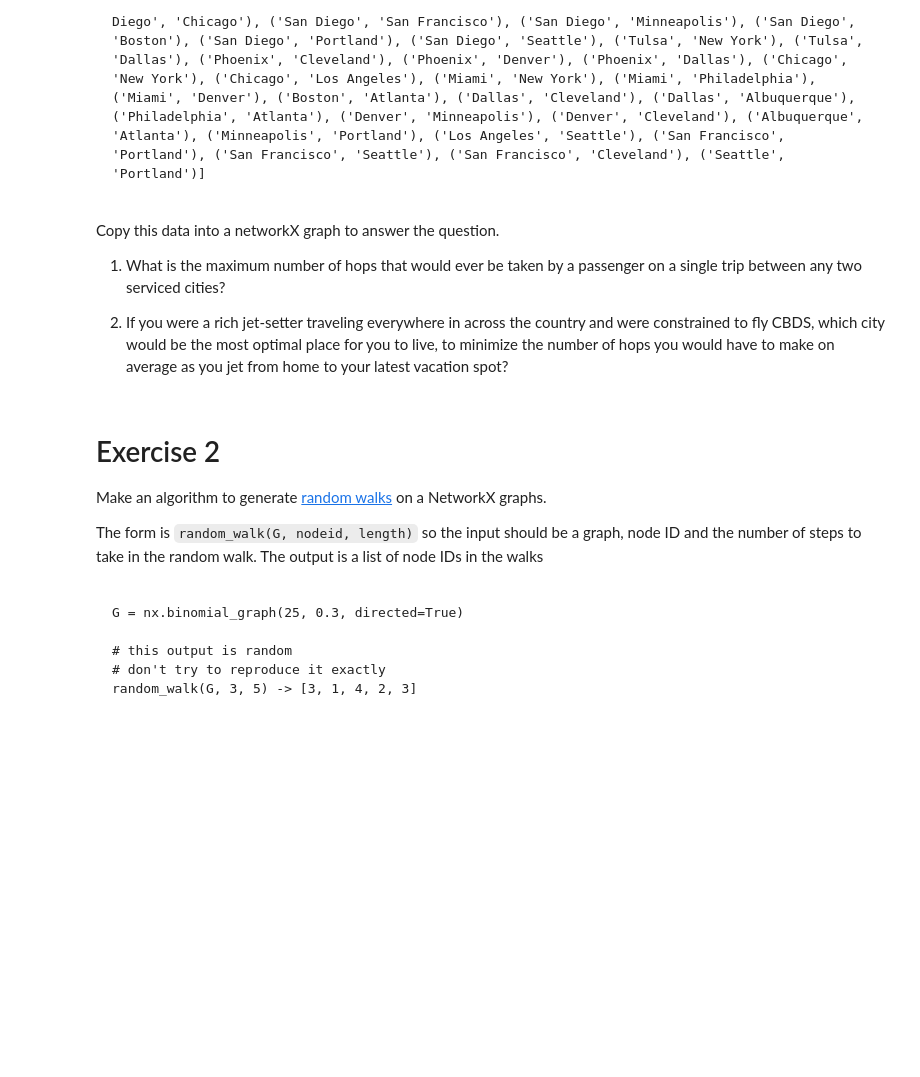
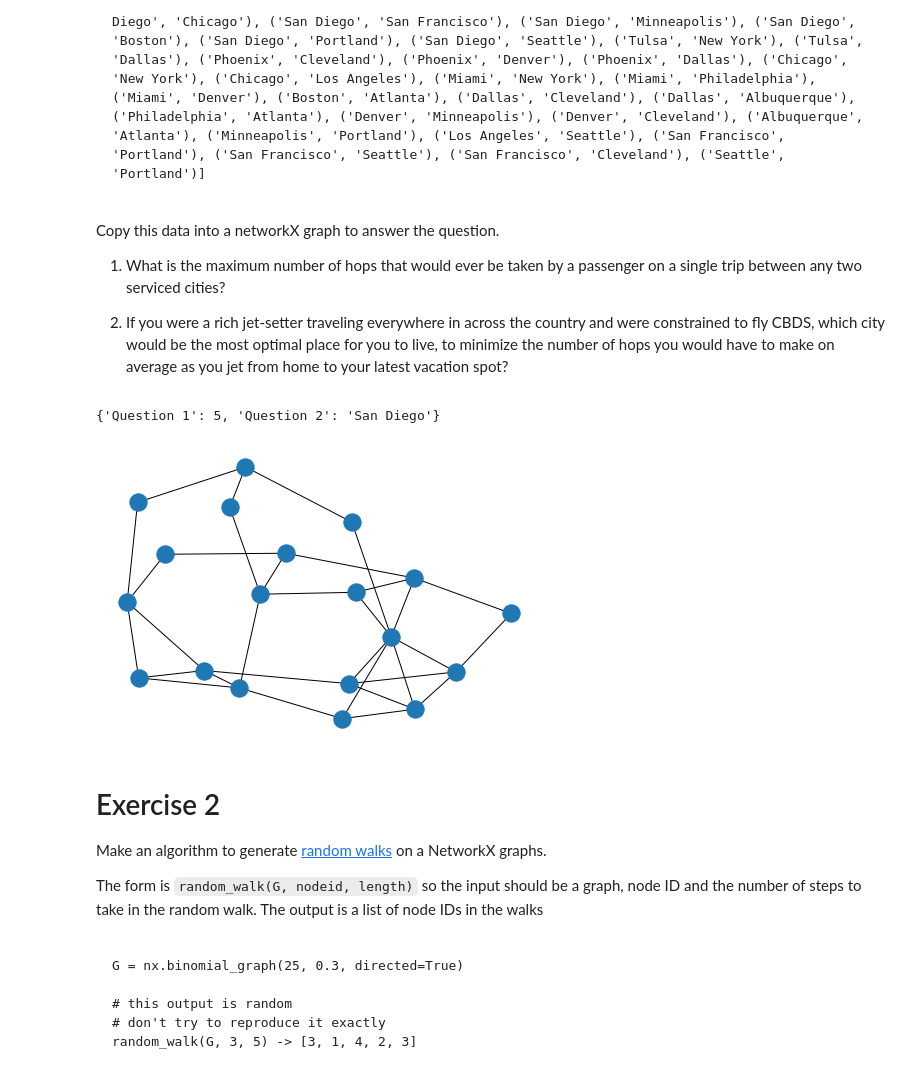
Before and after one commit to cb-ds-1/m1-11-networks, a Jupyter notebook: Workshop Graphs.ipynb, the cells around one changed output. Drawn from its saved outputs; the diff is of its cells as text; code cells hidden in the pictures; blank space fills up the shorter version.

```diff
--- a/Workshop Graphs.ipynb
+++ b/Workshop Graphs.ipynb
@@ -36,6 +94,62 @@ Copy this data into a networkX graph to answer the question.
 1. What is the maximum number of hops that would ever be taken by a passenger on a single trip between any two serviced cities?
 
 2. If you were a rich jet-setter traveling everywhere in across the country and were constrained to fly CBDS, which city would be the most optimal place for you to live, to minimize the number of hops you would have to make on average as you jet from home to your latest vacation spot?
+# %%
+routemap =  [('St. Louis', 'Miami'), ('St. Louis', 'San Diego'), ('St. Louis', 'Chicago'), ('San Diego', 'Chicago'),
+             ('San Diego', 'San Francisco'), ('San Diego', 'Minneapolis'), ('San Diego', 'Boston'), ('San Diego', 'Portland'),
+             ('San Diego', 'Seattle'), ('Tulsa', 'New York'), ('Tulsa', 'Dallas'), ('Phoenix', 'Cleveland'),
+             ('Phoenix', 'Denver'), ('Phoenix', 'Dallas'), ('Chicago', 'New York'), ('Chicago', 'Los Angeles'),
+             ('Miami', 'New York'), ('Miami', 'Philadelphia'), ('Miami', 'Denver'), ('Boston', 'Atlanta'),
+             ('Dallas', 'Cleveland'), ('Dallas', 'Albuquerque'), ('Philadelphia', 'Atlanta'), ('Denver', 'Minneapolis'),
+             ('Denver', 'Cleveland'), ('Albuquerque', 'Atlanta'), ('Minneapolis', 'Portland'), ('Los Angeles', 'Seattle'),
+             ('San Francisco', 'Portland'), ('San Francisco', 'Seattle'), ('San Francisco', 'Cleveland'),
+             ('Seattle', 'Portland')]
+
+def graph_trip(routes):
+
+    G = nx.Graph()
+    out = {}
+    nodes = G.nodes()
+
+    for route in routes:
+
+        G.add_edge(route[0], route[1])
+
+    nx.draw(G)
+
+    # Question 1
+    paths = []
+
+    for node1 in nodes:
+        for node2 in nodes:
+            paths.append(nx.shortest_path(G, node1, node2))
+
+    out["Question 1"] = max([len(x) for x in paths]) - 1
+
+    # Question 2
+    cities = {}
+    for route in routes:
+        for city in route:
+            if city not in cities:
+                cities[city] = 1
+            else:
+                cities[city] += 1
+
+    best = max(cities.values())
+    best_city = 0
+
+    for city in cities:
+        if cities[city] == best:
+            best_city = city
+
+    out["Question 2"] = best_city
+
+    return out
+
+graph_trip(routemap)
+# %% [output]
+{'Question 1': 5, 'Question 2': 'San Diego'}
+[figure, added]
 # %% [markdown]
 # Exercise 2
 
```
Also changed, not shown: parts of 5 cells of this notebook, 1 other file.
